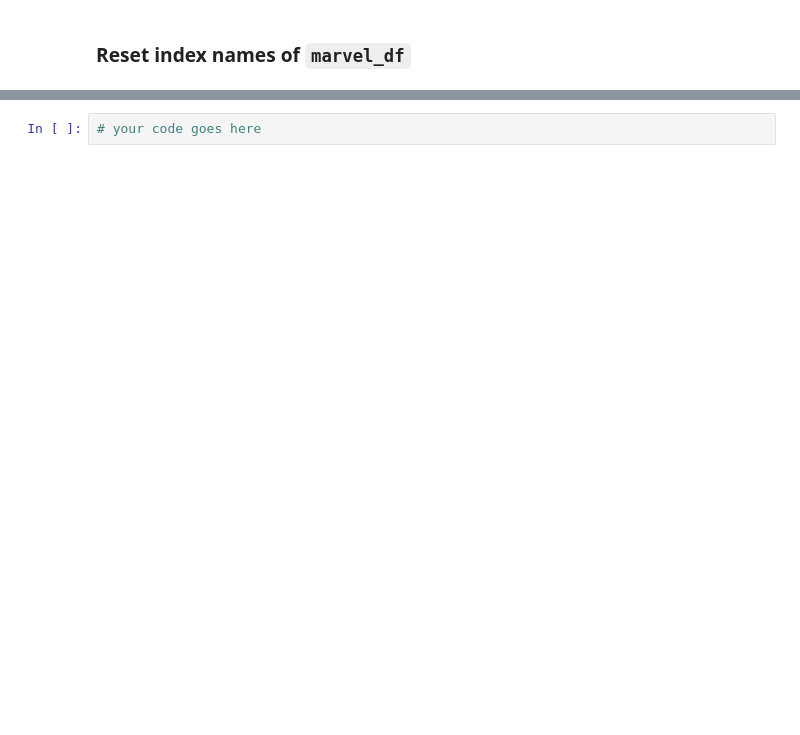
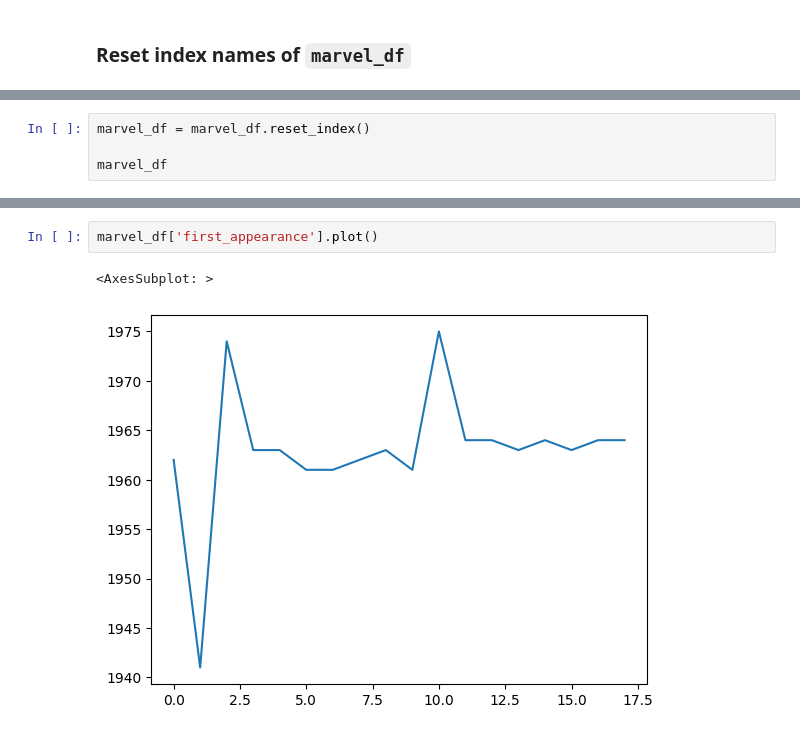
Before and after one commit to TshepoKubeka/freecodecamp-intro-to-pandas, a Jupyter notebook: 4 - Pandas DataFrames exercises.ipynb, the cells around one changed output, grey strips where cells are left out. Drawn from its saved outputs; the diff is of its cells as text; blank space fills up the shorter version.

```diff
--- a/4 - Pandas DataFrames exercises.ipynb
+++ b/4 - Pandas DataFrames exercises.ipynb
@@ -744,0 +741,4 @@ marvel_df[mask]
+# %%
+marvel_df = marvel_df.reset_index()
+
+marvel_df
@@ -750,8 +786,11 @@ marvel_df
 ![green-divider](https://user-images.githubusercontent.com/7065401/52071924-c003ad80-2562-11e9-8297-1c6595f8a7ff.png)
 
 ### Plot the values of `first_appearance`
-# %%
-# your code goes here
+# %%
+marvel_df['first_appearance'].plot()
+# %% [output]
+<AxesSubplot: >
+[figure, added]
 # %%
 #plt.plot(marvel_df.index, marvel_df.first_appearance)
 marvel_df.first_appearance.plot()
```
Also changed, not shown: parts of 8 cells of this notebook.
